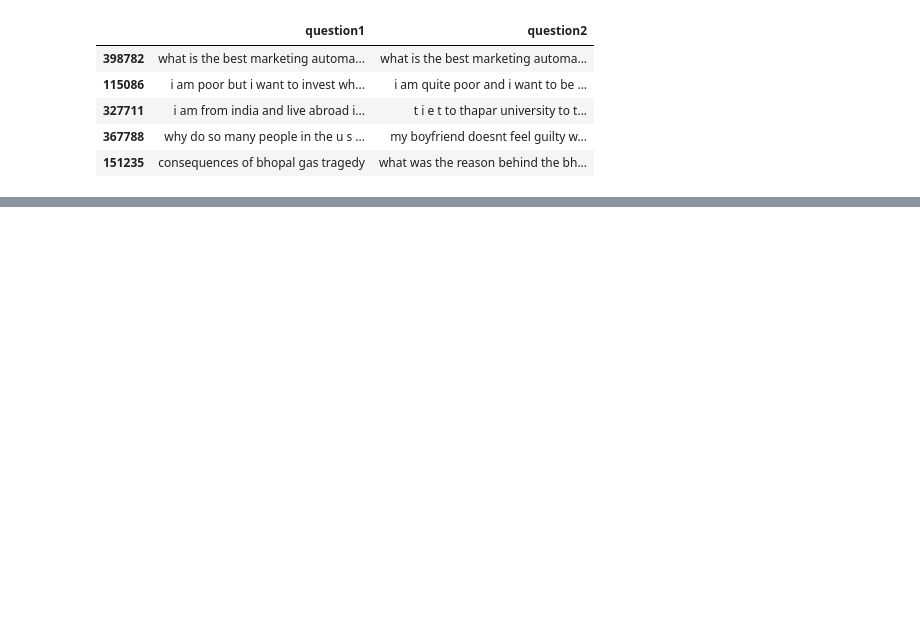
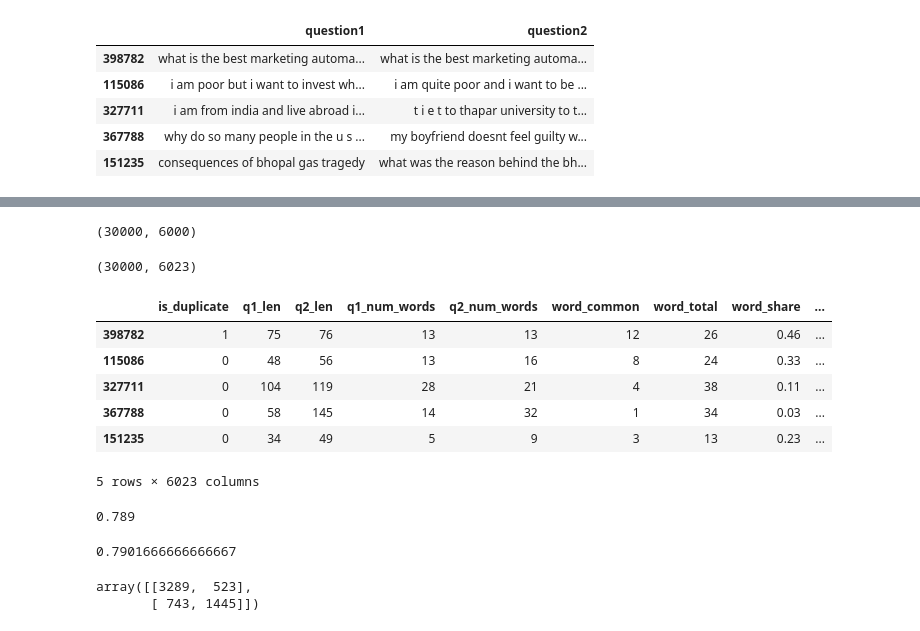
Before and after one commit to Rustam-Shrestha/quora_lexical_duplicate_classifier, a Jupyter notebook: notebooks/Sophisticated_features.ipynb, the cells around one changed output, grey strips where cells are left out. Drawn from its saved outputs; the diff is of its cells as text; code cells hidden in the pictures; blank space fills up the shorter version.

```diff
--- a/notebooks/Sophisticated_features.ipynb
+++ b/notebooks/Sophisticated_features.ipynb
@@ -778,0 +784,20 @@ NameError: name 'ques_df' is not defined
+# %%
+temp_df1 = pd.DataFrame(q1_arr, index= ques_df.index)
+temp_df2 = pd.DataFrame(q2_arr, index= ques_df.index)
+temp_df = pd.concat([temp_df1, temp_df2], axis=1)
+temp_df.shape
+# %% [output]
+(30000, 6000)
+# %%
+final_df = pd.concat([final_df, temp_df], axis=1)
+print(final_df.shape)
+final_df.head()
+# %% [output]
+(30000, 6023)
+|  | is_duplicate | q1_len | q2_len | q1_num_words | q2_num_words | word_common | word_total | word_share | ... |
+| 398782 | 1 | 75 | 76 | 13 | 13 | 12 | 26 | 0.46 | ... |
+| 115086 | 0 | 48 | 56 | 13 | 16 | 8 | 24 | 0.33 | ... |
+| 327711 | 0 | 104 | 119 | 28 | 21 | 4 | 38 | 0.11 | ... |
+| 367788 | 0 | 58 | 145 | 14 | 32 | 1 | 34 | 0.03 | ... |
+| 151235 | 0 | 34 | 49 | 5 | 9 | 3 | 13 | 0.23 | ... |
+5 rows × 6023 columns
@@ -778,0 +807,17 @@ NameError: name 'ques_df' is not defined
+# %%
+from sklearn.ensemble import RandomForestClassifier
+from sklearn.metrics import accuracy_score
+rf = RandomForestClassifier()
+rf.fit(X_train,y_train)
+y_pred = rf.predict(X_test)
+accuracy_score(y_test,y_pred)
+# %% [output]
+0.789
+# %%
+from xgboost import XGBClassifier
+xgb = XGBClassifier()
+xgb.fit(X_train,y_train)
+y_pred1 = xgb.predict(X_test)
+accuracy_score(y_test,y_pred1)
+# %% [output]
+0.7901666666666667
@@ -778,0 +826,6 @@ NameError: name 'ques_df' is not defined
+# %%
+# for random forest model
+confusion_matrix(y_test,y_pred)
+# %% [output]
+array([[3289,  523],
+       [ 743, 1445]])
```
Also changed, not shown: parts of 20 cells of this notebook, 1 other file.
